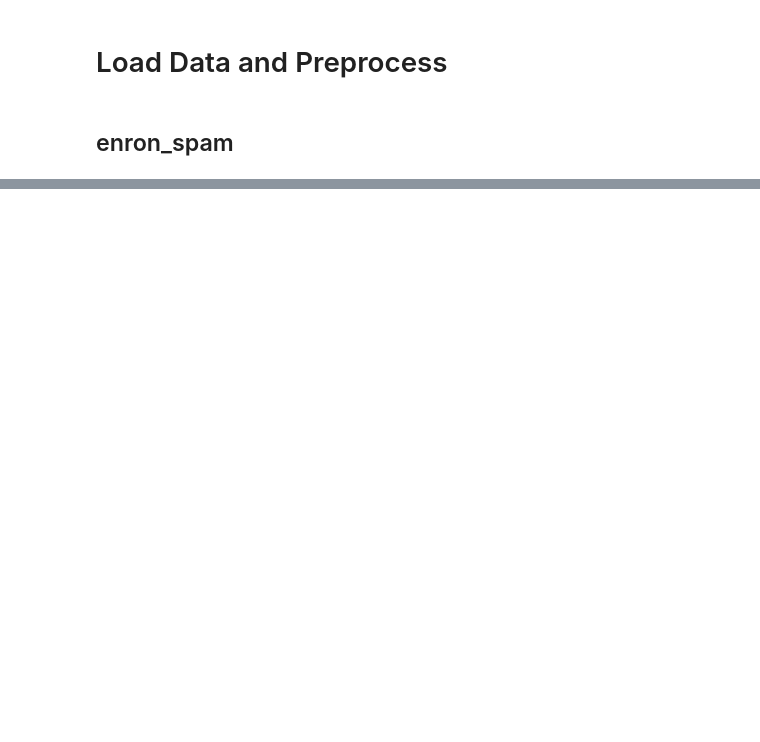
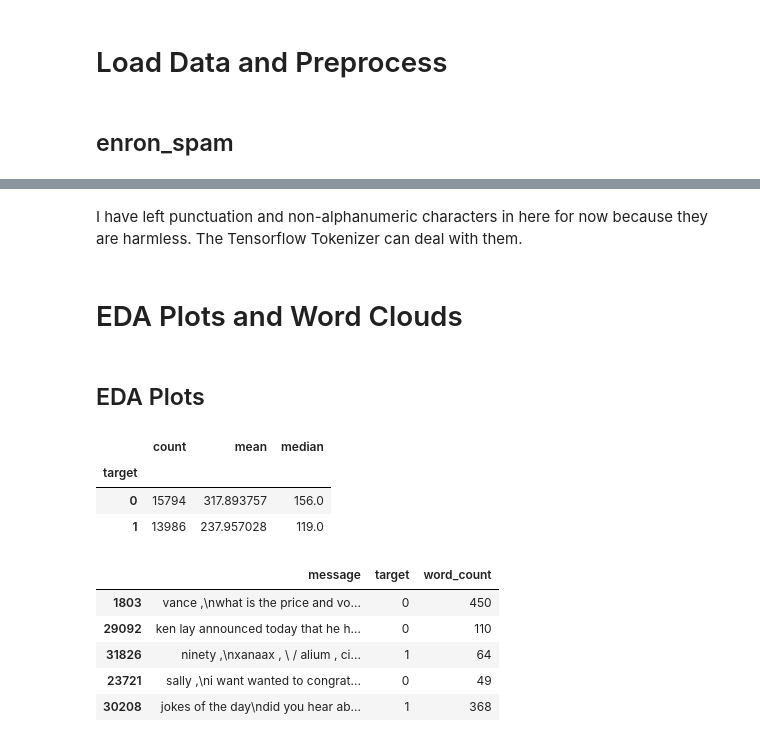
Before and after one commit to loka1/ai-spam-model, a Jupyter notebook: Untitled48.ipynb, the cells around one changed output, grey strips where cells are left out. Saved outputs shown, nothing was run; the diff lists cells and outputs as text; code cells hidden in the pictures; blank space fills up the shorter version.

```diff
--- a/Untitled48.ipynb
+++ b/Untitled48.ipynb
@@ -107,0 +120,4 @@ ets solution center - omaha , at 402 - 398 - 7454",ham,2001-07-12
+# %%
+pd.set_option('display.max_colwidth', None)
+
+print(df.head(5))
@@ -107,0 +191,6 @@ ets solution center - omaha , at 402 - 398 - 7454",ham,2001-07-12
+# %% [markdown]
+I have left punctuation and non-alphanumeric characters in here for now because they are harmless. The Tensorflow Tokenizer can deal with them.
+# %% [markdown]
+# EDA Plots and Word Clouds
+# %% [markdown]
+## EDA Plots
@@ -107,0 +199,16 @@ ets solution center - omaha , at 402 - 398 - 7454",ham,2001-07-12
+# %%
+df.groupby('target')['word_count'].agg(['count','mean','median'])
+# %% [output]
+|  | count | mean | median |
+| target |  |  |  |
+| 0 | 15794 | 317.893757 | 156.0 |
+| 1 | 13986 | 237.957028 | 119.0 |
+# %%
+df.sample(5)
+# %% [output]
+|  | message | target | word_count |
+| 1803 | vance ,\nwhat is the price and vo... | 0 | 450 |
+| 29092 | ken lay announced today that he h... | 0 | 110 |
+| 31826 | ninety ,\nxanaax , \ / alium , ci... | 1 | 64 |
+| 23721 | sally ,\ni want wanted to congrat... | 0 | 49 |
+| 30208 | jokes of the day\ndid you hear ab... | 1 | 368 |
```
Also changed, not shown: parts of 20 cells of this notebook.
